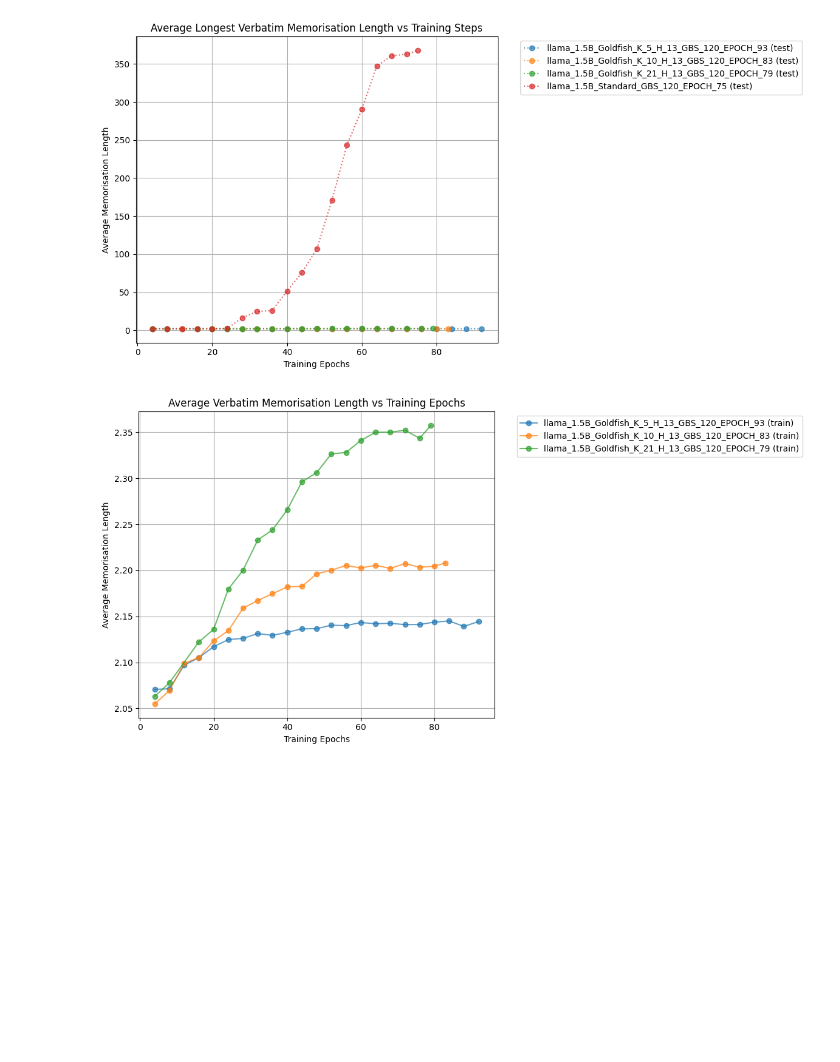
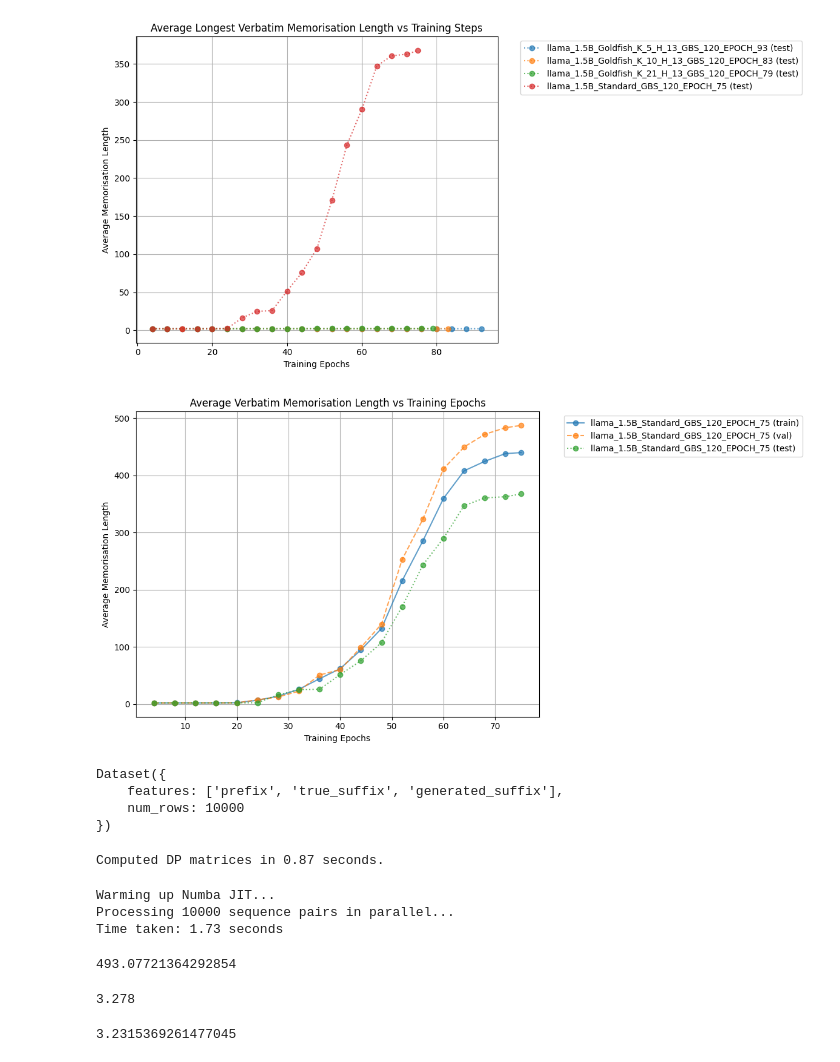
Before and after one commit to Alvorecer721/PDM, a Jupyter notebook: Notebooks/eval.ipynb, the cells around one changed output. Drawn from its saved outputs; the diff is of its cells as text; code cells hidden in the pictures; blank space fills up the shorter version.

```diff
--- a/Notebooks/eval.ipynb
+++ b/Notebooks/eval.ipynb
@@ -36,7 +36,9 @@ def get_checkpoints(expr_base_dir):
 
 def load_inference_data(base_dir, step, consumed):
     """
-    Load inference data from a given step
+    Load inference data from a given step and restore original data order.
+    DistributedSampler distributes data in round-robin fashion (e.g., GPU0: [0,8,16,...], GPU1: [1,9,17,...]).
+    This function loads data from all rank files and reorders it back to sequential order [0,1,2,...].
 
     Parameters
     ----------
@@ -50,10 +52,26 @@ def load_inference_data(base_dir, step, consumed):
     Returns
     -------
     Dataset
-        HuggingFace dataset containing inference results
+        HuggingFace dataset with data restored to original sequential order
     """
-    file_path = f"{base_dir}/step={step}-consumed={consumed}"
-    return load_dataset('json', data_files=f"{file_path}/rank*.jsonl", split='train')
+    file_path = Path(base_dir) / f"step={step}-consumed={consumed}"
+    rank_files = sorted(file_path.glob("rank*.jsonl"))
+    world_size = len(rank_files)
+
+    # Load data from all ranks
+    dataset = load_dataset(
+        'json',
+        data_files=[str(f) for f in rank_files],
+        split='train'
+    )
+
+    total_size = len(dataset)
+    items_per_rank = total_size // world_size
+
+    # Reorder to original sequential order
+    orig_indices = np.arange(total_size).reshape(world_size, items_per_rank).T.flatten()
+
+    return dataset.select(orig_indices)
 
 def calc_avg_lcs_lengths(base_dir, model_ids):
     """
@@ -627,18 +645,18 @@ def plot_comparison(results, include_ckpts=None, include_splits=None, title=None
 # %%
 plot_comparison(
     results=results,
     include_ckpts=[
-        "llama_1.5B_Goldfish_K_5_H_13_GBS_120_EPOCH_93",
-        "llama_1.5B_Goldfish_K_10_H_13_GBS_120_EPOCH_83",
-        "llama_1.5B_Goldfish_K_21_H_13_GBS_120_EPOCH_79",
-        # "llama_1.5B_Standard_GBS_120_EPOCH_75"
+        # "llama_1.5B_Goldfish_K_5_H_13_GBS_120_EPOCH_93",
+        # "llama_1.5B_Goldfish_K_10_H_13_GBS_120_EPOCH_83",
+        # "llama_1.5B_Goldfish_K_21_H_13_GBS_120_EPOCH_79",
+        "llama_1.5B_Standard_GBS_120_EPOCH_75"
     ],
     include_splits=[
         'train',
-        # 'val',
-        # 'test'
+        'val',
+        'test'
     ],
     title='Average Verbatim Memorisation Length vs Training Epochs'
 )
 # %% [output]
-[figure, old version]
+[figure, new version]
@@ -646,0 +665,11 @@ plot_comparison(
+# %%
+tbst_data
+# %% [output]
+Dataset({
+    features: ['prefix', 'true_suffix', 'generated_suffix'],
+    num_rows: 10000
+})
+# %%
+cs_master = CommonSubstringMatcher(tbst_data['true_suffix'], tbst_data['generated_suffix'])
+# %% [output]
+Computed DP matrices in 0.87 seconds.
@@ -646,0 +680,18 @@ plot_comparison(
+# %%
+res = find_longest_common_substrings(tbst_data['true_suffix'], tbst_data['generated_suffix'])
+# %% [output]
+Warming up Numba JIT...
+Processing 10000 sequence pairs in parallel...
+Time taken: 1.73 seconds
+# %%
+res.loc[:9000].max_length.mean()
+# %% [output]
+493.07721364292854
+# %%
+res.loc[9500:10000].max_length.mean()
+# %% [output]
+3.278
+# %%
+res.loc[9000:9500].max_length.mean()
+# %% [output]
+3.2315369261477045
```
Also changed, not shown: parts of 12 cells of this notebook.
